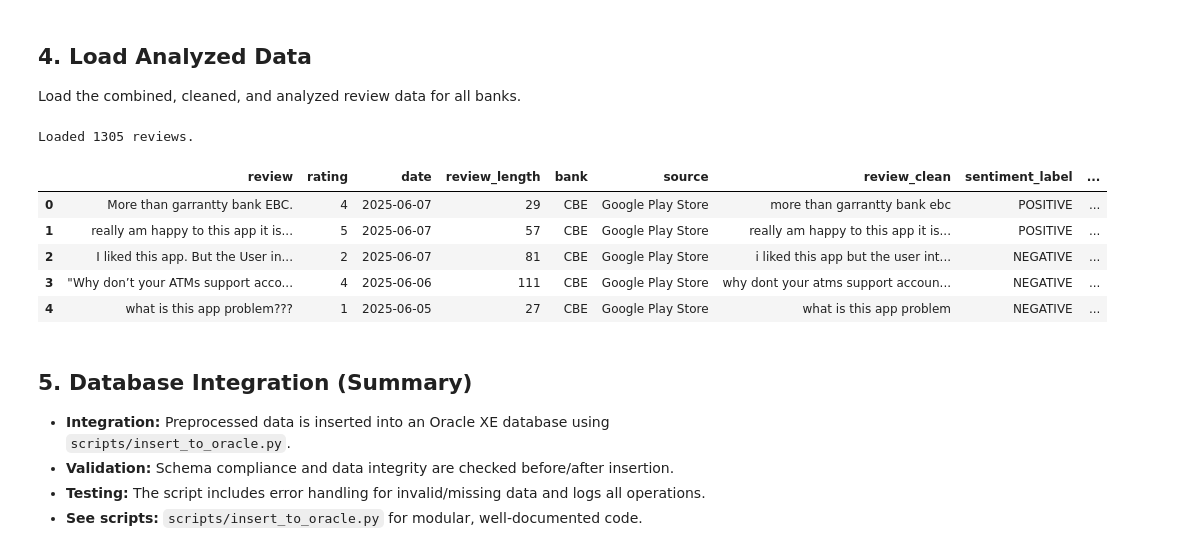
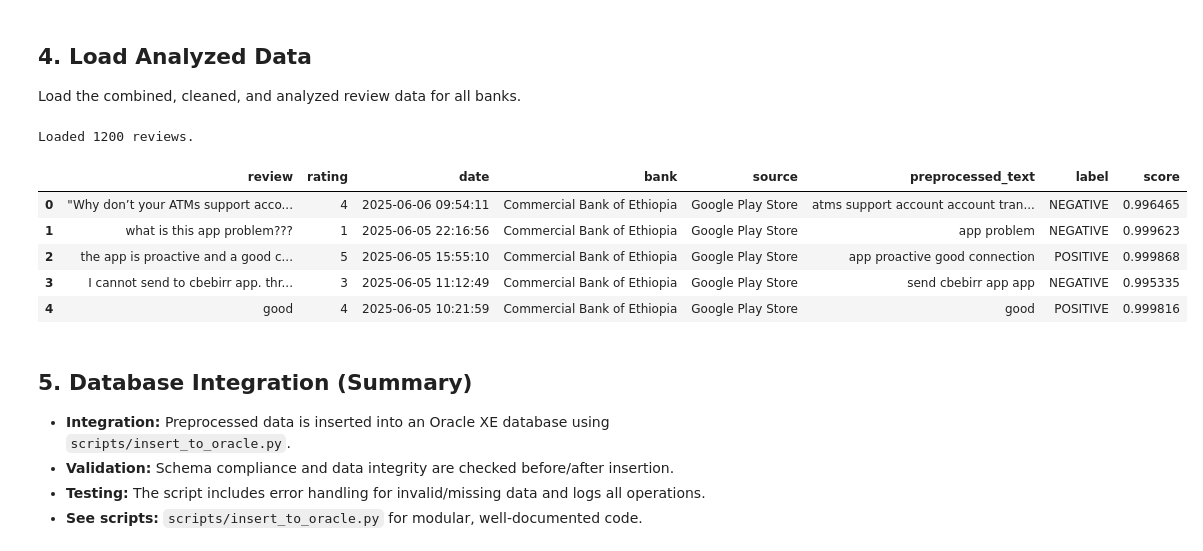
Before and after one commit to matos-coder/Customer-Experience-Analytics-for-Fintech-Apps, a Jupyter notebook: notebooks/insights.ipynb, the cells around one changed output. Drawn from its saved outputs; the diff is of its cells as text; code cells hidden in the pictures.

```diff
--- a/notebooks/insights.ipynb
+++ b/notebooks/insights.ipynb
@@ -41,17 +40,17 @@ ImportError: cannot import name 'load_data' from 'insights' (c:\Users\hp\Desktop
 
 Load the combined, cleaned, and analyzed review data for all banks.
 # %%
-analyzed_df = load_data('../data/all_banks_reviews_analyzed.csv')
+analyzed_df = load_data('data/processed/review_analysis.csv')
 print(f"Loaded {len(analyzed_df)} reviews.")
 display(analyzed_df.head())
 # %% [output]
-Loaded 1305 reviews.
+Loaded 1200 reviews.
-|  | review | rating | date | review_length | bank | source | review_clean | sentiment_label | ... |
-| 0 | More than garrantty bank EBC. | 4 | 2025-06-07 | 29 | CBE | Google Play Store | more than garrantty bank ebc | POSITIVE | ... |
-| 1 | really am happy to this app it is... | 5 | 2025-06-07 | 57 | CBE | Google Play Store | really am happy to this app it is... | POSITIVE | ... |
-| 2 | I liked this app. But the User in... | 2 | 2025-06-07 | 81 | CBE | Google Play Store | i liked this app but the user int... | NEGATIVE | ... |
-| 3 | "Why don’t your ATMs support acco... | 4 | 2025-06-06 | 111 | CBE | Google Play Store | why dont your atms support accoun... | NEGATIVE | ... |
-| 4 | what is this app problem??? | 1 | 2025-06-05 | 27 | CBE | Google Play Store | what is this app problem | NEGATIVE | ... |
+|  | review | rating | date | bank | source | preprocessed_text | label | score |
+| 0 | "Why don’t your ATMs support acco... | 4 | 2025-06-06 09:54:11 | Commercial Bank of Ethiopia | Google Play Store | atms support account account tran... | NEGATIVE | 0.996465 |
+| 1 | what is this app problem??? | 1 | 2025-06-05 22:16:56 | Commercial Bank of Ethiopia | Google Play Store | app problem | NEGATIVE | 0.999623 |
+| 2 | the app is proactive and a good c... | 5 | 2025-06-05 15:55:10 | Commercial Bank of Ethiopia | Google Play Store | app proactive good connection | POSITIVE | 0.999868 |
+| 3 | I cannot send to cbebirr app. thr... | 3 | 2025-06-05 11:12:49 | Commercial Bank of Ethiopia | Google Play Store | send cbebirr app app | NEGATIVE | 0.995335 |
+| 4 | good | 4 | 2025-06-05 10:21:59 | Commercial Bank of Ethiopia | Google Play Store | good | POSITIVE | 0.999816 |
 # %% [markdown]
 ## 5. Database Integration (Summary)
 
```
Also changed, not shown: parts of 2 cells of this notebook, 1 other file.
